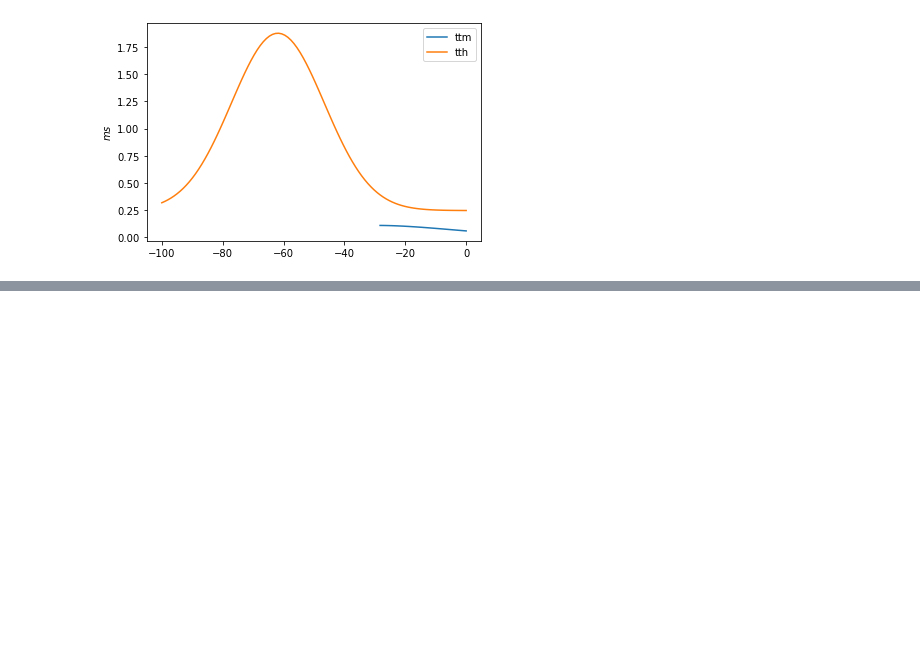
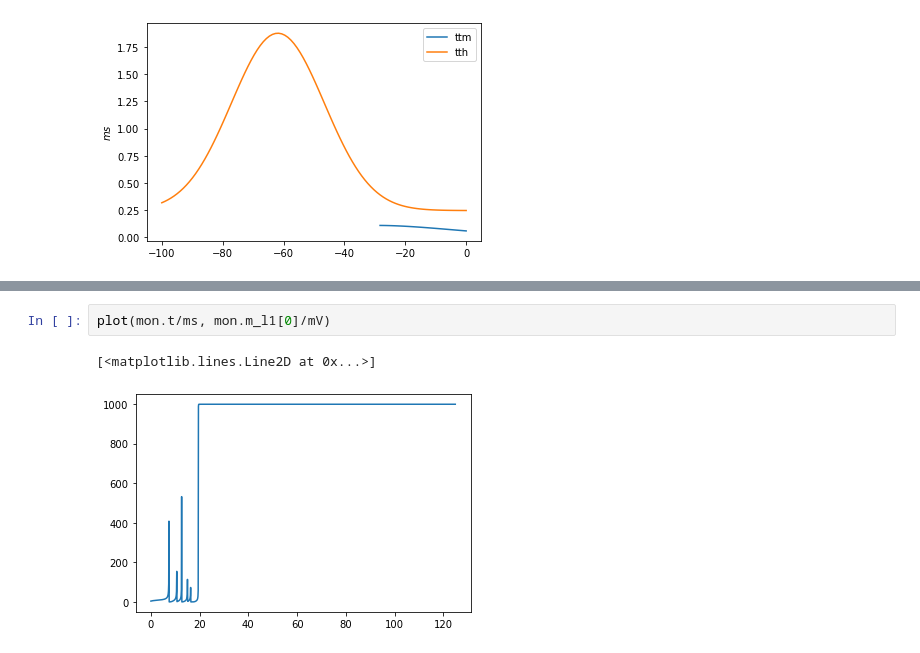
Before and after one commit to shcecter/nocimod, a Jupyter notebook: kovalksy_reprod.ipynb, the cells around one changed output, grey strips where cells are left out. Cells and saved outputs as stored; diff of their text form; blank space fills up the shorter version.

```diff
--- a/kovalksy_reprod.ipynb
+++ b/kovalksy_reprod.ipynb
@@ -99,3 +119,8 @@ Object was created here (most recent call only, full details in debug log):
+# %%
+plot(mon.t/ms, mon.m_l1[0]/mV)
+# %% [output]
+[<matplotlib.lines.Line2D at 0x...>]
+[figure, added]
 # %%
 # result plots
 plot(mon.t/ms, mon.v[0]/mV)
```
Also changed, not shown: parts of 2 cells of this notebook.
